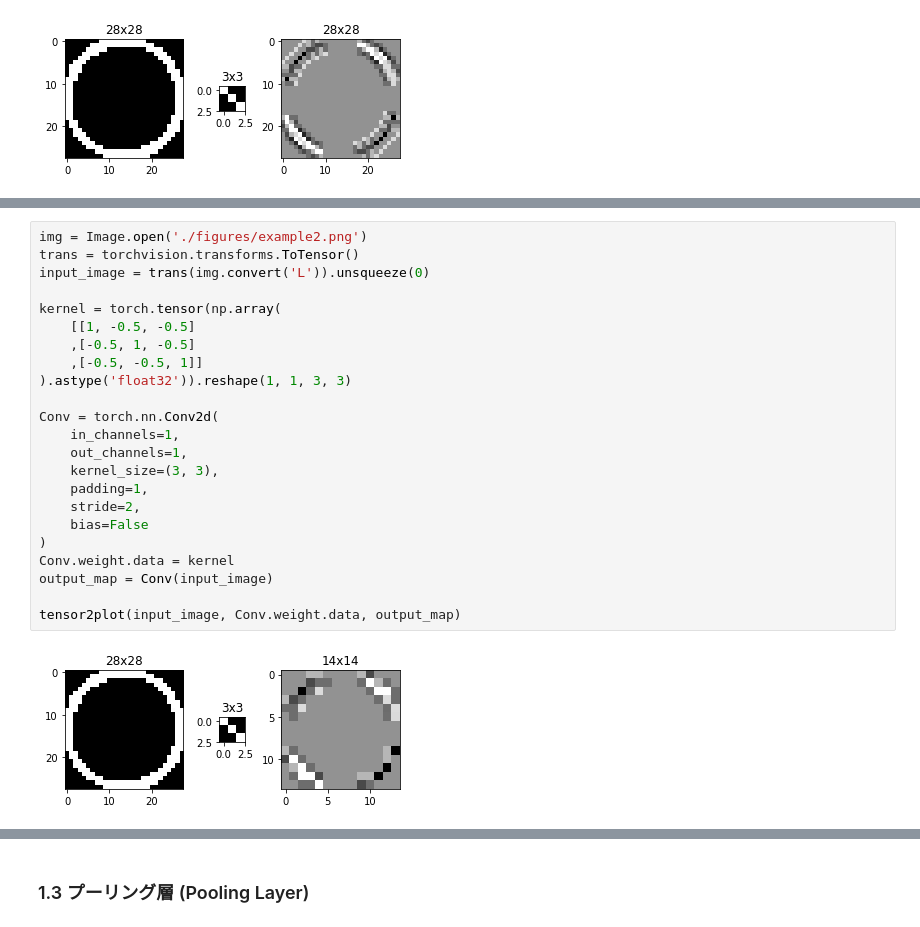
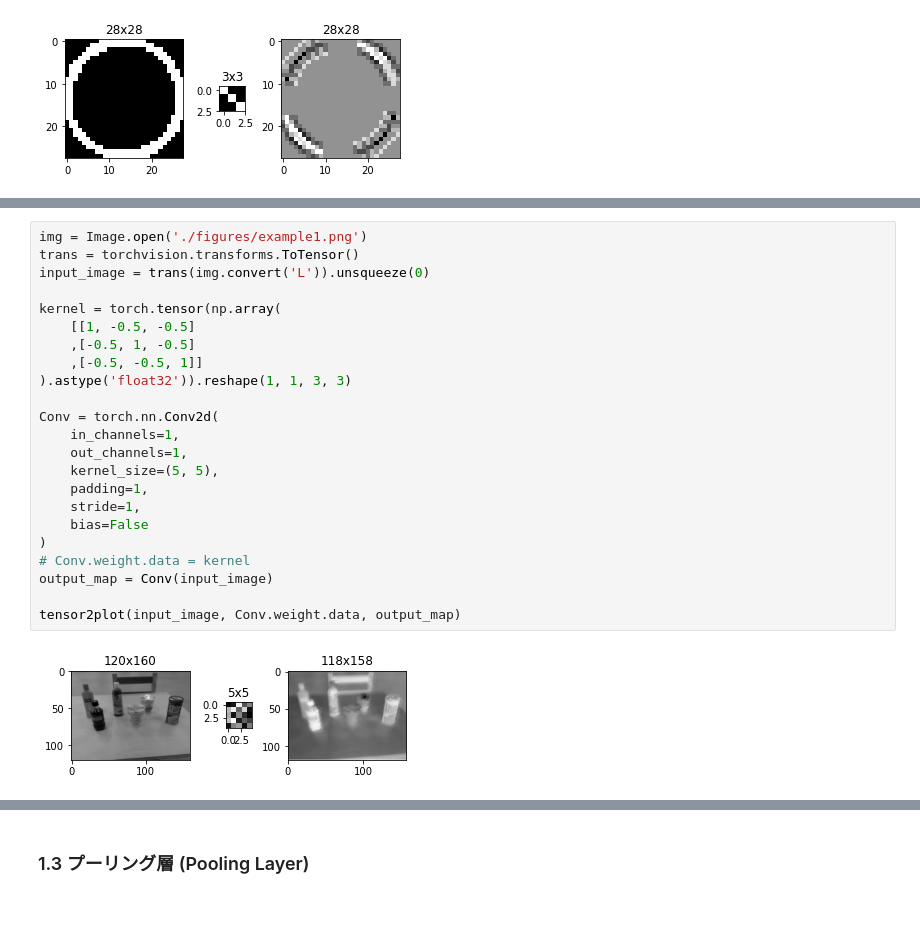
Before and after one commit to ishikawa-ken/dlc, a Jupyter notebook: week3/week3-1.ipynb, the cells around one changed output, grey strips where cells are left out. Drawn from its saved outputs; the diff is of its cells as text.

```diff
--- a/week3/week3-1.ipynb
+++ b/week3/week3-1.ipynb
@@ -147,30 +147,30 @@ $$ O_h = \frac{I_h + 2p - k_h}{s} + 1 $$
 
 となります。
 # %%
-img = Image.open('./figures/example2.png')
+img = Image.open('./figures/example1.png')
 trans = torchvision.transforms.ToTensor()
 input_image = trans(img.convert('L')).unsqueeze(0)
 
 kernel = torch.tensor(np.array(
     [[1, -0.5, -0.5]
     ,[-0.5, 1, -0.5]
     ,[-0.5, -0.5, 1]]
 ).astype('float32')).reshape(1, 1, 3, 3)
 
 Conv = torch.nn.Conv2d(
     in_channels=1,
     out_channels=1,
-    kernel_size=(3, 3),
+    kernel_size=(5, 5),
     padding=1,
-    stride=2,
+    stride=1,
     bias=False
 )
-Conv.weight.data = kernel
+# Conv.weight.data = kernel
 output_map = Conv(input_image)
 
 tensor2plot(input_image, Conv.weight.data, output_map)
 # %% [output]
-[figure, old version]
+[figure, new version]
 # %% [markdown]
 #### 1.2.4 畳み込み層の特徴
 
```
Also changed, not shown: parts of 7 cells of this notebook, 1 other file.
